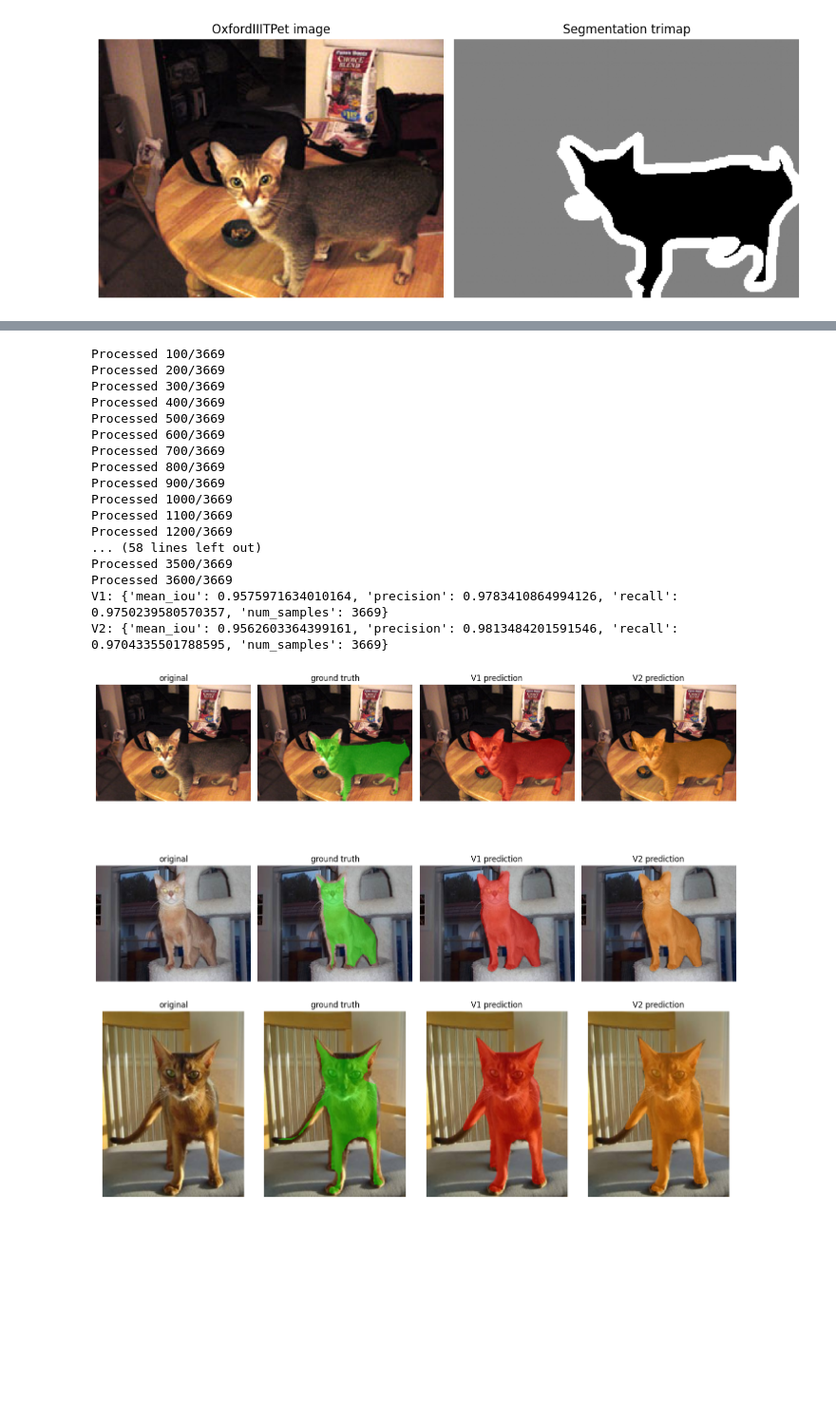
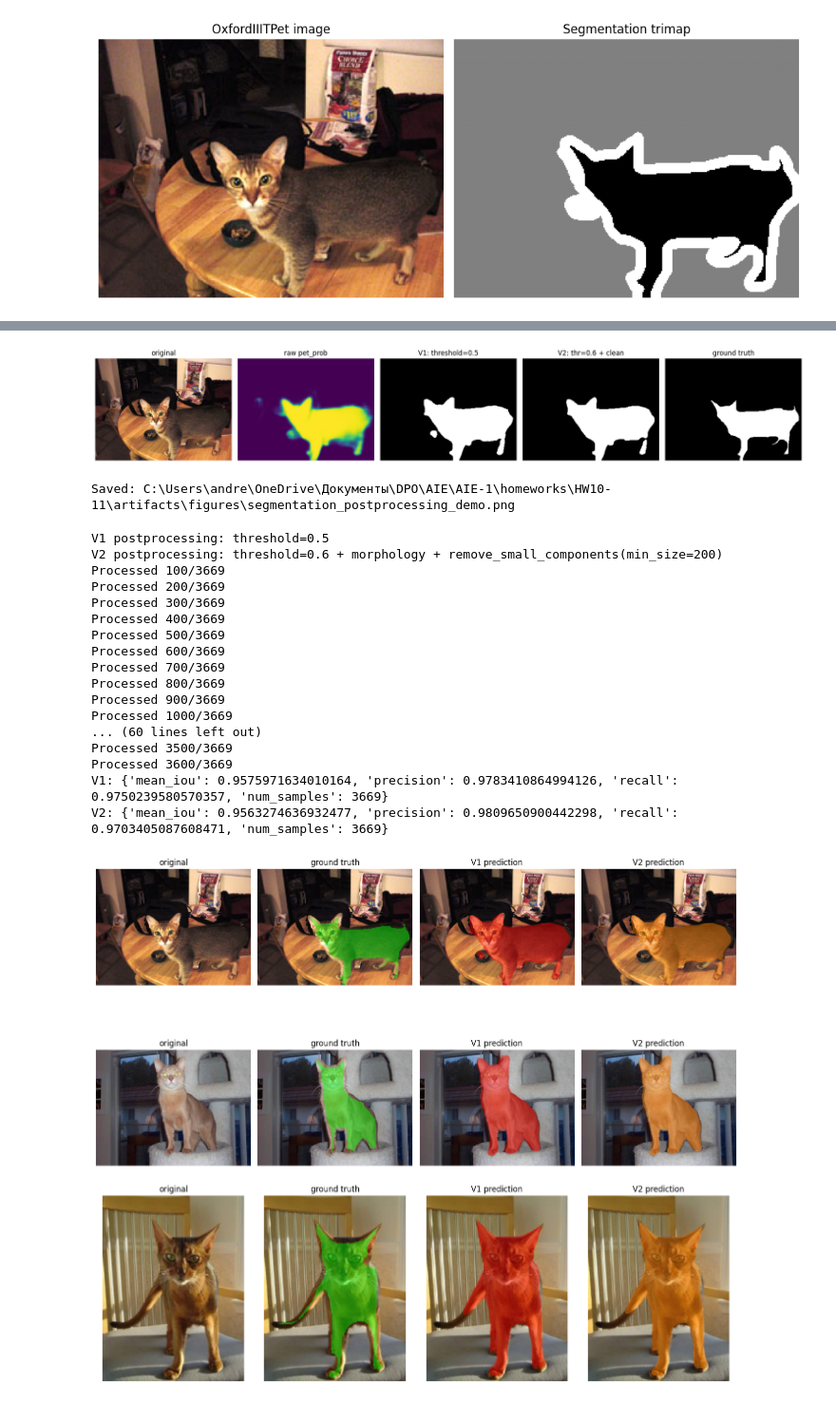
Before and after one commit to Forman75/AIE-1, a Jupyter notebook: homeworks/HW10-11/HW10-11.ipynb, the cells around one changed output, grey strips where cells are left out. Shown at 95% size. Drawn from its saved outputs; the diff is of its cells as text; code cells hidden in the pictures; blank space fills up the shorter version.

```diff
--- a/homeworks/HW10-11/HW10-11.ipynb
+++ b/homeworks/HW10-11/HW10-11.ipynb
@@ -812,6 +873,43 @@ def overlay_mask(image_pil, binary_mask, color=(255, 0, 0), alpha=0.4):
     mixed = image.copy()
     mixed[mask] = (1 - alpha) * image[mask] + alpha * overlay[mask]
     return mixed.astype(np.uint8)
+# %%
+demo_img, demo_trimap = pet_test_ds[0]
+demo_prob = predict_pet_probability(seg_model, demo_img)
+demo_v1 = postprocess_v1(demo_prob)
+demo_v2 = postprocess_v2(demo_prob)
+
+fig, axes = plt.subplots(1, 5, figsize=(18, 4))
+
+axes[0].imshow(demo_img)
+axes[0].set_title("original")
+axes[0].axis("off")
+
+axes[1].imshow(demo_prob.numpy(), cmap="viridis")
+axes[1].set_title("raw pet_prob")
+axes[1].axis("off")
+
+axes[2].imshow(demo_v1.numpy(), cmap="gray")
+axes[2].set_title("V1: threshold=0.5")
+axes[2].axis("off")
+
+axes[3].imshow(demo_v2.numpy(), cmap="gray")
+axes[3].set_title("V2: thr=0.6 + clean")
+axes[3].axis("off")
+
+gt_fg, valid = trimap_to_gt_and_valid(demo_trimap)
+axes[4].imshow(gt_fg.numpy(), cmap="gray")
+axes[4].set_title("ground truth")
+axes[4].axis("off")
+
+plt.tight_layout()
+plt.savefig(FIG_DIR / "segmentation_postprocessing_demo.png", dpi=150, bbox_inches="tight")
+plt.show()
+
+print("Saved:", FIG_DIR / "segmentation_postprocessing_demo.png")
+# %% [output]
+[figure, added]
+Saved: C:\Users\andre\OneDrive\Документы\DPO\AIE\AIE-1\homeworks\HW10-11\artifacts\figures\segmentation_postprocessing_demo.png
 # %%
 @torch.no_grad()
 def evaluate_segmentation_mode(dataset, model, postprocess_fn, max_samples=None):
@@ -854,6 +952,9 @@ def evaluate_segmentation_mode(dataset, model, postprocess_fn, max_samples=None)
         "num_samples": n,
     }
 
+print("V1 postprocessing: threshold=0.5")
+print("V2 postprocessing: threshold=0.6 + morphology + remove_small_components(min_size=200)")
+
 seg_v1 = evaluate_segmentation_mode(
     dataset=pet_test_ds,
     model=seg_model,
@@ -871,6 +972,8 @@ seg_v2 = evaluate_segmentation_mode(
 print("V1:", {k: v for k, v in seg_v1.items() if k != "examples"})
 print("V2:", {k: v for k, v in seg_v2.items() if k != "examples"})
 # %% [output]
+V1 postprocessing: threshold=0.5
+V2 postprocessing: threshold=0.6 + morphology + remove_small_components(min_size=200)
 Processed 100/3669
 Processed 200/3669
 Processed 300/3669
@@ -881,13 +984,11 @@ Processed 700/3669
 Processed 800/3669
 Processed 900/3669
 Processed 1000/3669
-Processed 1100/3669
-Processed 1200/3669
-... (58 lines left out)
+... (60 lines left out)
 Processed 3500/3669
 Processed 3600/3669
 V1: {'mean_iou': 0.9575971634010164, 'precision': 0.9783410864994126, 'recall': 0.9750239580570357, 'num_samples': 3669}
-V2: {'mean_iou': 0.9562603364399161, 'precision': 0.9813484201591546, 'recall': 0.9704335501788595, 'num_samples': 3669}
+V2: {'mean_iou': 0.9563274636932477, 'precision': 0.9809650900442298, 'recall': 0.9703405087608471, 'num_samples': 3669}
 # %%
 fig, axes = plt.subplots(3, 4, figsize=(14, 12))
 
```
Also changed, not shown: parts of 8 cells of this notebook, 5 other files.
